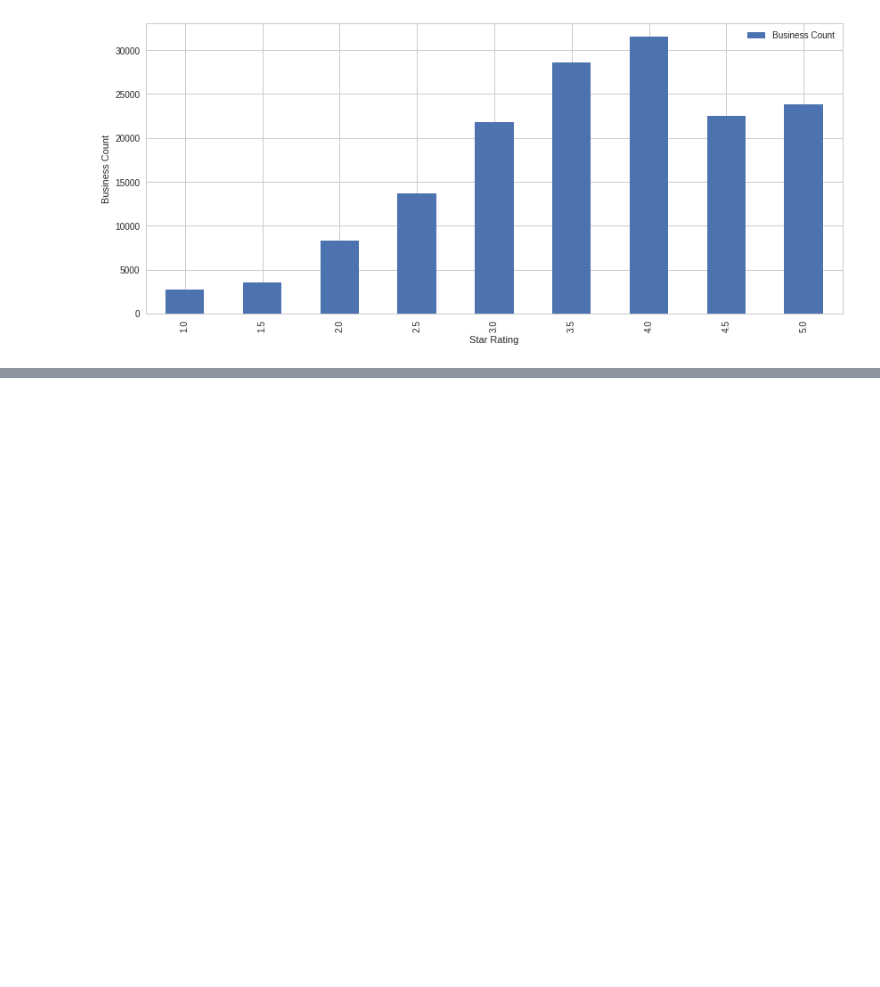
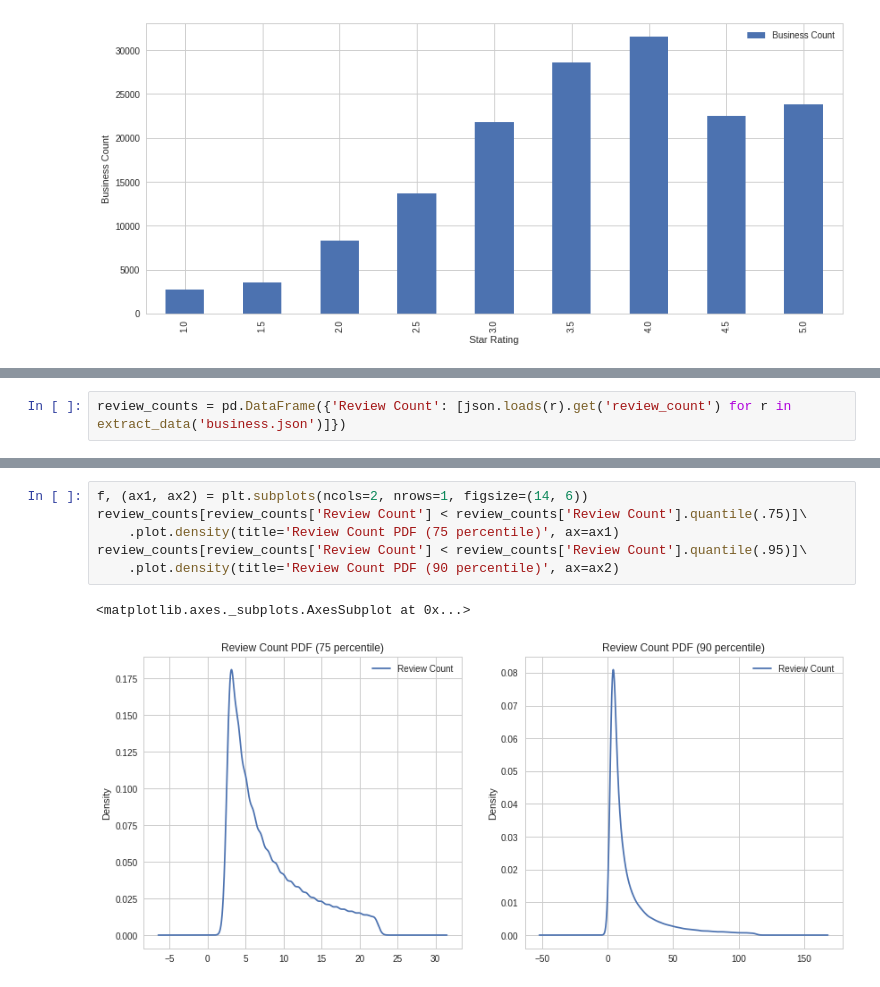
Before and after one commit to bljustice/yelp, a Jupyter notebook: yelp_eda.ipynb, the cells around one changed output, grey strips where cells are left out. Cells and saved outputs as stored; diff of their text form; blank space fills up the shorter version.

```diff
--- a/yelp_eda.ipynb
+++ b/yelp_eda.ipynb
@@ -250,0 +275,2 @@ plt.title('')
+# %%
+review_counts = pd.DataFrame({'Review Count': [json.loads(r).get('review_count') for r in extract_data('business.json')]})
@@ -250,0 +289,9 @@ plt.title('')
+# %%
+f, (ax1, ax2) = plt.subplots(ncols=2, nrows=1, figsize=(14, 6))
+review_counts[review_counts['Review Count'] < review_counts['Review Count'].quantile(.75)]\
+    .plot.density(title='Review Count PDF (75 percentile)', ax=ax1)
+review_counts[review_counts['Review Count'] < review_counts['Review Count'].quantile(.95)]\
+    .plot.density(title='Review Count PDF (90 percentile)', ax=ax2)
+# %% [output]
+<matplotlib.axes._subplots.AxesSubplot at 0x...>
+[figure, added]
```
Also changed, not shown: parts of 7 cells of this notebook.
